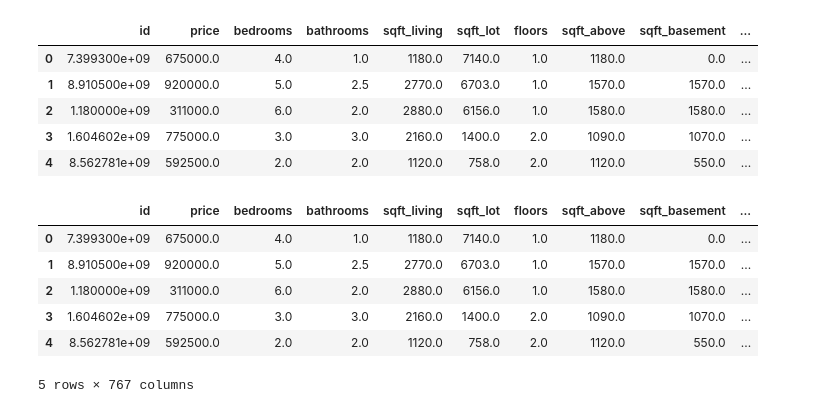
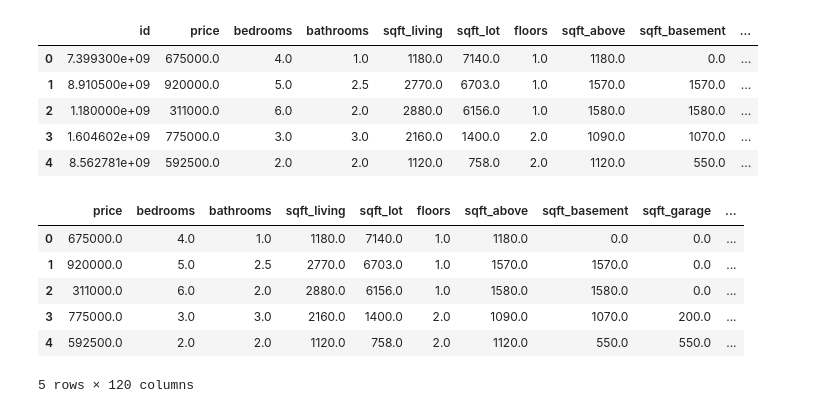
Before and after one commit to alexanderdaffara/HousingSalesRegression, a Jupyter notebook: Andre_Notebook.ipynb, the cells around one changed output. Cells and saved outputs as stored; diff of their text form; code cells hidden in the pictures.

```diff
--- a/Andre_Notebook.ipynb
+++ b/Andre_Notebook.ipynb
@@ -161,19 +203,19 @@ cat_df.head()
 # %% [markdown]
 Cleaning dates
 # %%
-month_int = []
-day_int = []
-year_int = []
+# month_int = []
+# day_int = []
+# year_int = []
 
-# split up the date column into a seperate month, day, year column for use as int
-for i in cat_df["date"]:
-    info = i.split("/")
-    month_int.append(int(info[0]))
-    day_int.append(int(info[1]))
-    year_int.append(int(info[2]))
+# # split up the date column into a seperate month, day, year column for use as int
+# for i in cat_df["date"]:
+#     info = i.split("/")
+#     month_int.append(int(info[0]))
+#     day_int.append(int(info[1]))
+#     year_int.append(int(info[2]))
 
-cat_df["mont_int"] = month_int
-cat_df["day_int"] = day_int
-cat_df["year_int"] = year_int
+# cat_df["mont_int"] = month_int
+# cat_df["day_int"] = day_int
+# cat_df["year_int"] = year_int
 
-cat_df.head()
+# cat_df.head()
@@ -210,7 +259,7 @@ cat_df = cat_df.dropna()
 # %%
 onehot_enc = OneHotEncoder(drop = 'first', sparse = False)
 # ['waterfront','greenbelt', "nuisance", "view", "condition", "grade", "heat_source", "sewer_system", "zips", "year_int", "city"]
-nominal_cols = ['waterfront','greenbelt', "nuisance","view", "condition", "grade", "heat_source", "sewer_system", "zips", "year_int", "city"]
+nominal_cols =  ['waterfront','greenbelt','nuisance','view','condition','grade','heat_source','sewer_system','zipcode']
 x=onehot_enc.fit_transform(cat_df[nominal_cols])
 names = list(onehot_enc.get_feature_names())
 len(names)
@@ -468,15 +517,16 @@ numeric_df.head()
 | 4 | 8.562781e+09 | 592500.0 | 2.0 | 2.0 | 1120.0 | 758.0 | 2.0 | 1120.0 | 550.0 | ... |
 # %%
 num_cat_df = numeric_df.join(enc_cat_df, how='inner')
+num_cat_df = num_cat_df.drop(columns="id")
 num_cat_df.head()
 # %% [output]
-|  | id | price | bedrooms | bathrooms | sqft_living | sqft_lot | floors | sqft_above | sqft_basement | ... |
-| 0 | 7.399300e+09 | 675000.0 | 4.0 | 1.0 | 1180.0 | 7140.0 | 1.0 | 1180.0 | 0.0 | ... |
-| 1 | 8.910500e+09 | 920000.0 | 5.0 | 2.5 | 2770.0 | 6703.0 | 1.0 | 1570.0 | 1570.0 | ... |
-| 2 | 1.180000e+09 | 311000.0 | 6.0 | 2.0 | 2880.0 | 6156.0 | 1.0 | 1580.0 | 1580.0 | ... |
-| 3 | 1.604602e+09 | 775000.0 | 3.0 | 3.0 | 2160.0 | 1400.0 | 2.0 | 1090.0 | 1070.0 | ... |
-| 4 | 8.562781e+09 | 592500.0 | 2.0 | 2.0 | 1120.0 | 758.0 | 2.0 | 1120.0 | 550.0 | ... |
+|  | price | bedrooms | bathrooms | sqft_living | sqft_lot | floors | sqft_above | sqft_basement | sqft_garage | ... |
+| 0 | 675000.0 | 4.0 | 1.0 | 1180.0 | 7140.0 | 1.0 | 1180.0 | 0.0 | 0.0 | ... |
+| 1 | 920000.0 | 5.0 | 2.5 | 2770.0 | 6703.0 | 1.0 | 1570.0 | 1570.0 | 0.0 | ... |
+| 2 | 311000.0 | 6.0 | 2.0 | 2880.0 | 6156.0 | 1.0 | 1580.0 | 1580.0 | 0.0 | ... |
+| 3 | 775000.0 | 3.0 | 3.0 | 2160.0 | 1400.0 | 2.0 | 1090.0 | 1070.0 | 200.0 | ... |
+| 4 | 592500.0 | 2.0 | 2.0 | 1120.0 | 758.0 | 2.0 | 1120.0 | 550.0 | 550.0 | ... |
-5 rows × 767 columns
+5 rows × 120 columns
 # %%
 # num_cat_df.isnull().sum().sum()
 # %%
```
Also changed, not shown: parts of 19 cells of this notebook.
